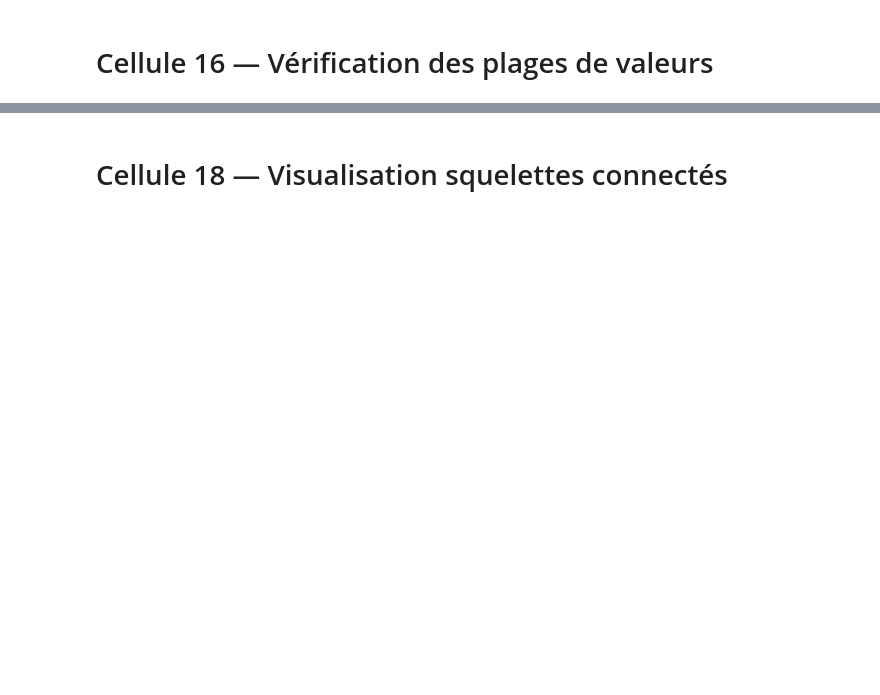
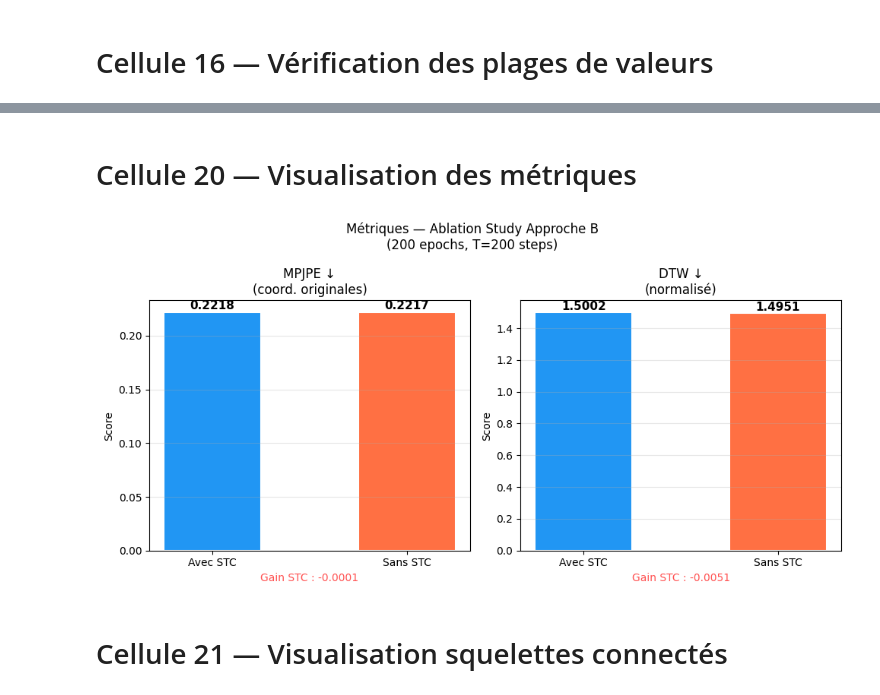
Before and after one commit to sarrazer24/sign-language-production, a Jupyter notebook: phase1_text_to_pose/notebooks/train_b.ipynb, the cells around one changed output, grey strips where cells are left out. Drawn from its saved outputs; the diff is of its cells as text; code cells hidden in the pictures; blank space fills up the shorter version.

```diff
--- a/phase1_text_to_pose/notebooks/train_b.ipynb
+++ b/phase1_text_to_pose/notebooks/train_b.ipynb
@@ -799,5 +869,37 @@ Gain                    : +0.0003
+# %% [markdown]
+# Cellule 20 — Visualisation des métriques
+# %%
+fig, axes = plt.subplots(1, 2, figsize=(10, 5))
+
+metrics = {
+    'MPJPE ↓\n(coord. originales)': (mpjpe_with, mpjpe_without),
+    'DTW ↓\n(normalisé)':           (dtw_with,   dtw_without),
+}
+
+for ax, (metric_name, (val_with, val_without)) in zip(axes, metrics.items()):
+    bars = ax.bar(['Avec STC', 'Sans STC'],
+                  [val_with, val_without],
+                  color=['#2196F3', '#FF7043'],
+                  width=0.5, edgecolor='white', linewidth=1.5)
+    ax.set_title(metric_name, fontsize=12)
+    ax.set_ylabel('Score')
+    ax.grid(axis='y', alpha=0.3)
+    for bar, val in zip(bars, [val_with, val_without]):
+        ax.text(bar.get_x() + bar.get_width()/2., bar.get_height() + 0.001,
+                f'{val:.4f}', ha='center', va='bottom', fontsize=11, fontweight='bold')
+    gain = val_without - val_with
+    color = '#4CAF50' if gain > 0 else '#FF5252'
+    ax.set_xlabel(f"Gain STC : {gain:+.4f}", color=color, fontsize=10)
+
+plt.suptitle('Métriques — Ablation Study Approche B\n(200 epochs, T=200 steps)',
+             fontsize=12)
+plt.tight_layout()
+plt.savefig('/kaggle/working/metrics_approach_b.png', dpi=150)
+plt.show()
+# %% [output]
+[figure, added]
 # %% [markdown]
-# Cellule 18 — Visualisation squelettes connectés
+# Cellule 21 — Visualisation squelettes connectés
 # %%
 from scipy.ndimage import gaussian_filter1d
 
```
Also changed, not shown: parts of 33 cells of this notebook.
